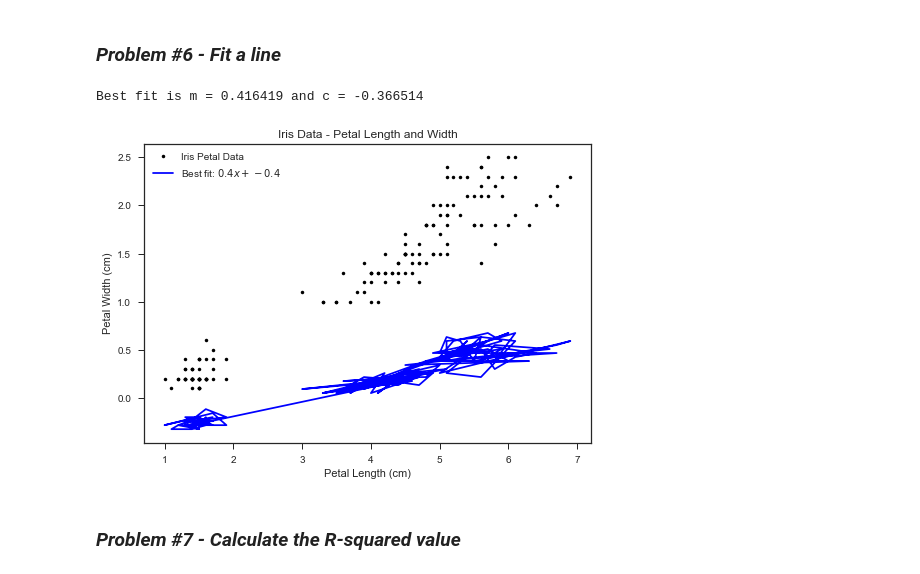
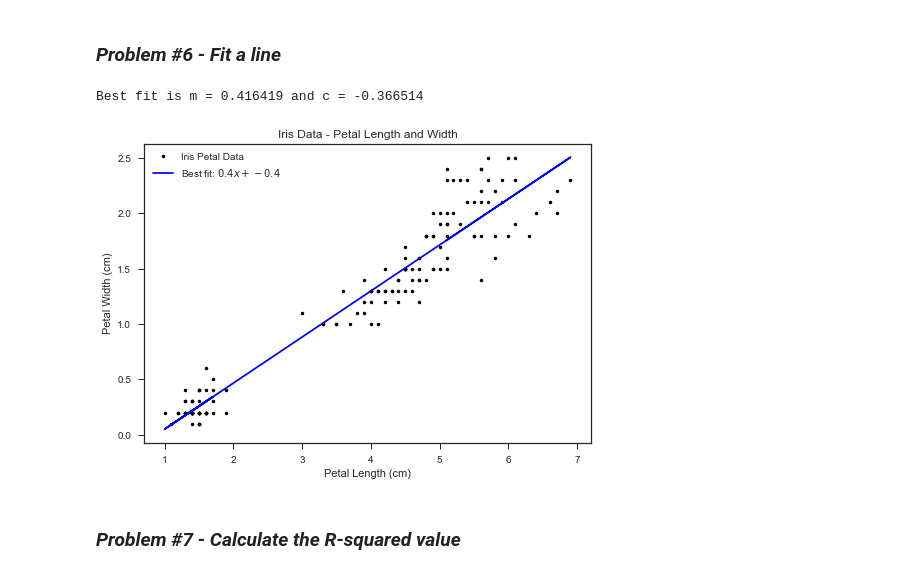
Before and after one commit to SnoW246/Emerging-Technologies, a Jupyter notebook: Jupyter, Numpy & Pyplot/Iris-Data-Set.ipynb, the cells around one changed output. Drawn from its saved outputs; the diff is of its cells as text; code cells hidden in the pictures.

Commit message:
Problem #8 Finished
Fitted another line for Setosa petals only, Fixed issue with graph in
problem #6

```diff
--- a/Jupyter, Numpy & Pyplot/Iris-Data-Set.ipynb
+++ b/Jupyter, Numpy & Pyplot/Iris-Data-Set.ipynb
@@ -115,22 +115,22 @@ plt.show()
 # %%
 # Declaration of a best fit for the slope line
 m, c = np.polyfit(petalLength, petalWidth, 1)
 # Displaying the values for the best fit of the slope line
 print("Best fit is m = %f and c = %f" % (m, c))
 
 # Plotting data & line of best fit onto a scatter graph
 plt.plot(petalLength, petalWidth, 'k.', label='Iris Petal Data')
-plt.plot(petalLength, m * petalWidth + c, 'b-', label='Best fit: $%0.1f x + %0.1f$' % (m,c))
+plt.plot(petalLength, m * petalLength + c, 'b-', label='Best fit: $%0.1f x + %0.1f$' % (m,c))
 # Declaration of labels
 plt.title('Iris Data - Petal Length and Width')
 plt.xlabel('Petal Length (cm)')
 plt.ylabel('Petal Width (cm)')
 plt.legend()
 # Displaying the graph
 plt.show()
 # %% [output]
 Best fit is m = 0.416419 and c = -0.366514
-[figure, old version]
+[figure, new version]
 # %% [markdown]
 ### *Problem #7 - Calculate the R-squared value*
 # %%
```
Also changed, not shown: parts of 2 cells of this notebook.
